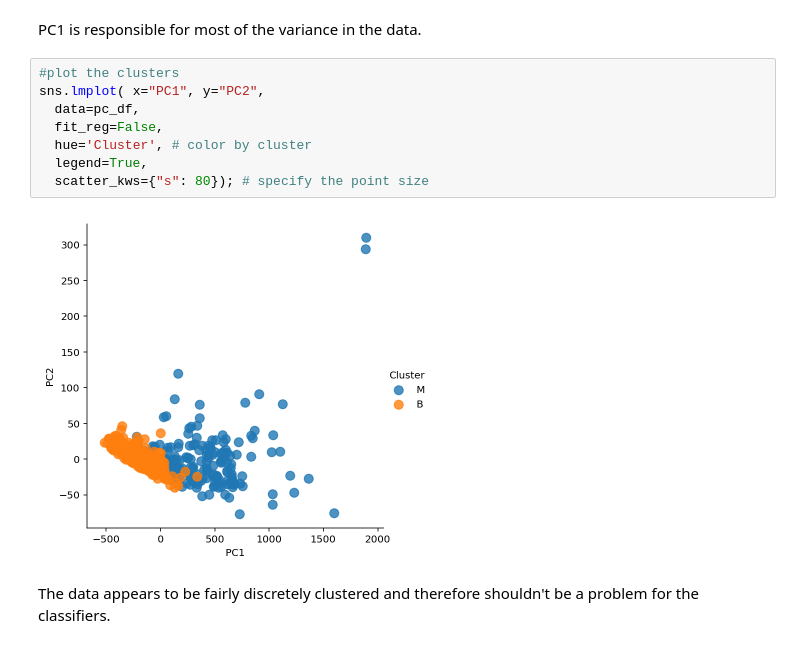
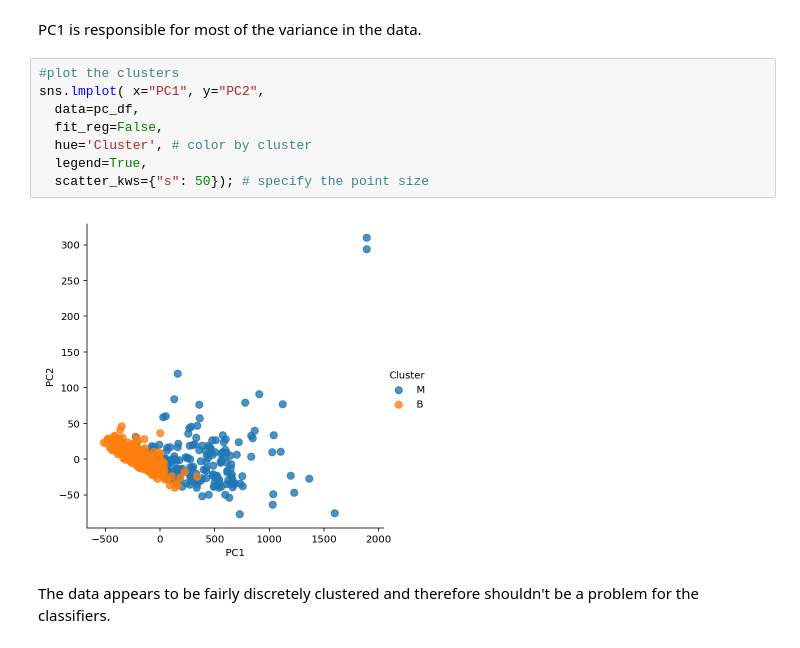
Before and after one commit to scheckley/kaggle-wisconsin-ml, a Jupyter notebook: notebooks/scratch.ipynb, the cells around one changed output. Drawn from its saved outputs; the diff is of its cells as text.

```diff
--- a/notebooks/scratch.ipynb
+++ b/notebooks/scratch.ipynb
@@ -119,13 +119,13 @@ PC1 is responsible for most of the variance in the data.
 # %%
 #plot the clusters
 sns.lmplot( x="PC1", y="PC2",
   data=pc_df,
   fit_reg=False,
   hue='Cluster', # color by cluster
   legend=True,
-  scatter_kws={"s": 80}); # specify the point size
+  scatter_kws={"s": 50}); # specify the point size
 # %% [output]
-[figure, old version]
+[figure, new version]
 # %% [markdown]
 The data appears to be fairly discretely clustered and therefore shouldn't be a problem for the classifiers.
 # %% [markdown]
```
